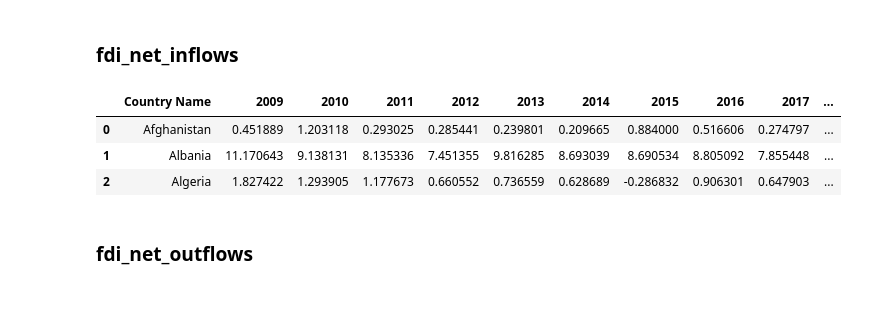
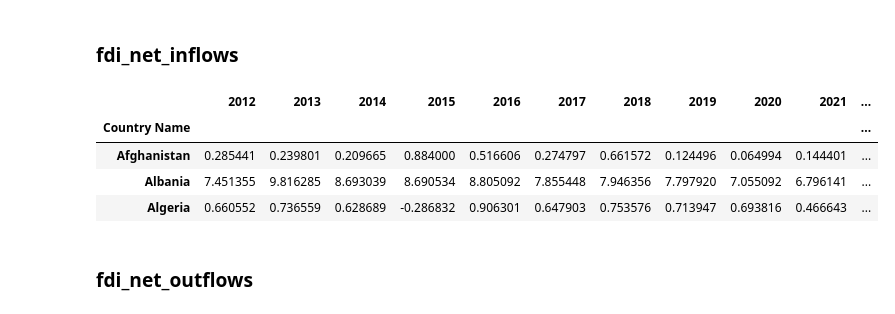
Before and after one commit to JayaWinata/DSC-RASIO-2024-Mawar_Avengers, a Jupyter notebook: etl.ipynb, the cells around one changed output. Cells and saved outputs as stored; diff of their text form; code cells hidden in the pictures.

```diff
--- a/etl.ipynb
+++ b/etl.ipynb
@@ -139,27 +155,32 @@ employment_rate.head(3)
 # %% [markdown]
 ### fdi_net_inflows
 # %%
-fdi_net_inflows = fdi_net_inflows_original.copy()
+fdi_net_inflows_df = fdi_net_inflows_original.copy()
 
 # Drop / remove unnecessary columns
-fdi_net_inflows.drop(columns=['Series Name', 'Series Code', 'Country Code', '2023 [YR2023]'], inplace=True)
+fdi_net_inflows_df.drop(columns=['Series Name', 'Series Code', 'Country Code', '2023 [YR2023]', '2009 [YR2009]', '2010 [YR2010]', '2011 [YR2011]'], inplace=True)
 
 # Rename columns
 pattern = r"\[.*?\]"
-fdi_net_inflows.columns = map(lambda x: re.sub(pattern, '', x),fdi_net_inflows.columns)
+fdi_net_inflows_df.columns = map(lambda x: re.sub(pattern, '', x),fdi_net_inflows_df.columns)
+fdi_net_inflows_df.columns = fdi_net_inflows_df.columns.str.strip()
 
 # Missing values handling
-fdi_net_inflows.replace(to_replace='..', value=np.NaN, inplace=True)
-fdi_net_inflows[fdi_net_inflows.columns.difference(['Country Name'])] = fdi_net_inflows[fdi_net_inflows.columns.difference(['Country Name'])].fillna(method='ffill', axis=1)
-fdi_net_inflows[fdi_net_inflows.columns.difference(['Country Name'])] = fdi_net_inflows[fdi_net_inflows.columns.difference(['Country Name'])].fillna(method='bfill', axis=1)
-fdi_net_inflows.dropna(inplace=True)
+fdi_net_inflows_df.replace(to_replace='..', value=np.NaN, inplace=True)
+fdi_net_inflows_df[fdi_net_inflows_df.columns.difference(['Country Name'])] = fdi_net_inflows_df[fdi_net_inflows_df.columns.difference(['Country Name'])].fillna(method='ffill', axis=1)
+fdi_net_inflows_df[fdi_net_inflows_df.columns.difference(['Country Name'])] = fdi_net_inflows_df[fdi_net_inflows_df.columns.difference(['Country Name'])].fillna(method='bfill', axis=1)
+fdi_net_inflows_df.dropna(inplace=True)
+
+# Change index
+fdi_net_inflows_df.set_index('Country Name', inplace=True)
 # %%
-fdi_net_inflows.head(3)
+fdi_net_inflows_df.head(3)
 # %% [output]
-|  | Country Name | 2009 | 2010 | 2011 | 2012 | 2013 | 2014 | 2015 | 2016 | 2017 | ... |
-| 0 | Afghanistan | 0.451889 | 1.203118 | 0.293025 | 0.285441 | 0.239801 | 0.209665 | 0.884000 | 0.516606 | 0.274797 | ... |
-| 1 | Albania | 11.170643 | 9.138131 | 8.135336 | 7.451355 | 9.816285 | 8.693039 | 8.690534 | 8.805092 | 7.855448 | ... |
-| 2 | Algeria | 1.827422 | 1.293905 | 1.177673 | 0.660552 | 0.736559 | 0.628689 | -0.286832 | 0.906301 | 0.647903 | ... |
+|  | 2012 | 2013 | 2014 | 2015 | 2016 | 2017 | 2018 | 2019 | 2020 | 2021 | ... |
+| Country Name |  |  |  |  |  |  |  |  |  |  | ... |
+| Afghanistan | 0.285441 | 0.239801 | 0.209665 | 0.884000 | 0.516606 | 0.274797 | 0.661572 | 0.124496 | 0.064994 | 0.144401 | ... |
+| Albania | 7.451355 | 9.816285 | 8.693039 | 8.690534 | 8.805092 | 7.855448 | 7.946356 | 7.797920 | 7.055092 | 6.796141 | ... |
+| Algeria | 0.660552 | 0.736559 | 0.628689 | -0.286832 | 0.906301 | 0.647903 | 0.753576 | 0.713947 | 0.693816 | 0.466643 | ... |
 # %% [markdown]
 ### fdi_net_outflows
 # %%
```
Also changed, not shown: parts of 23 cells of this notebook, 1 other file.
